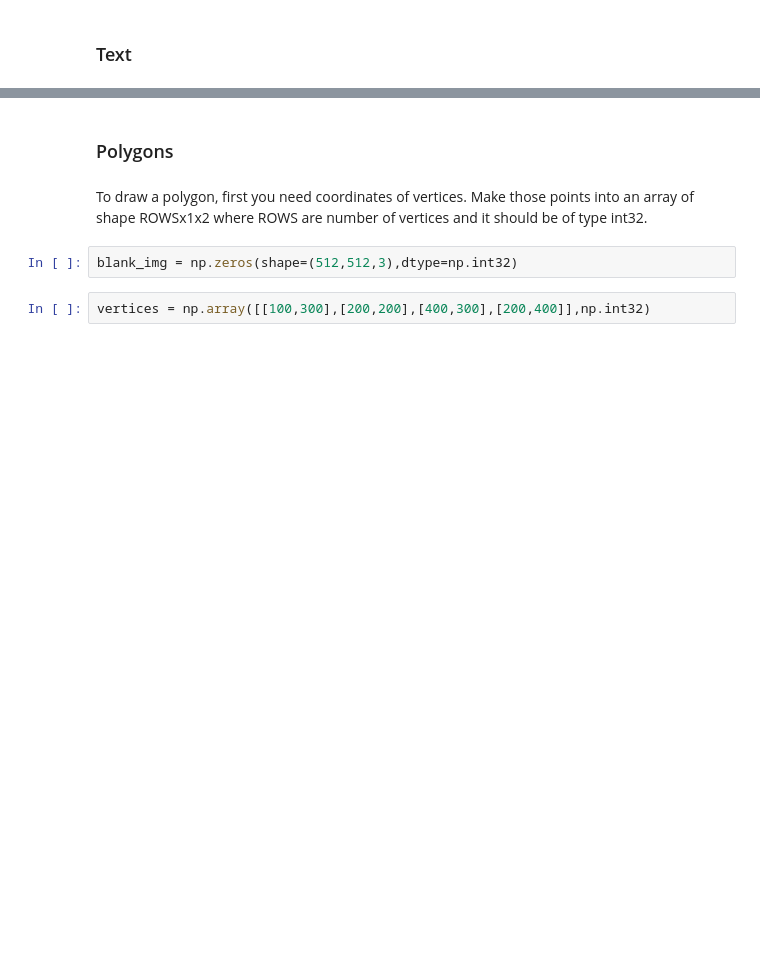
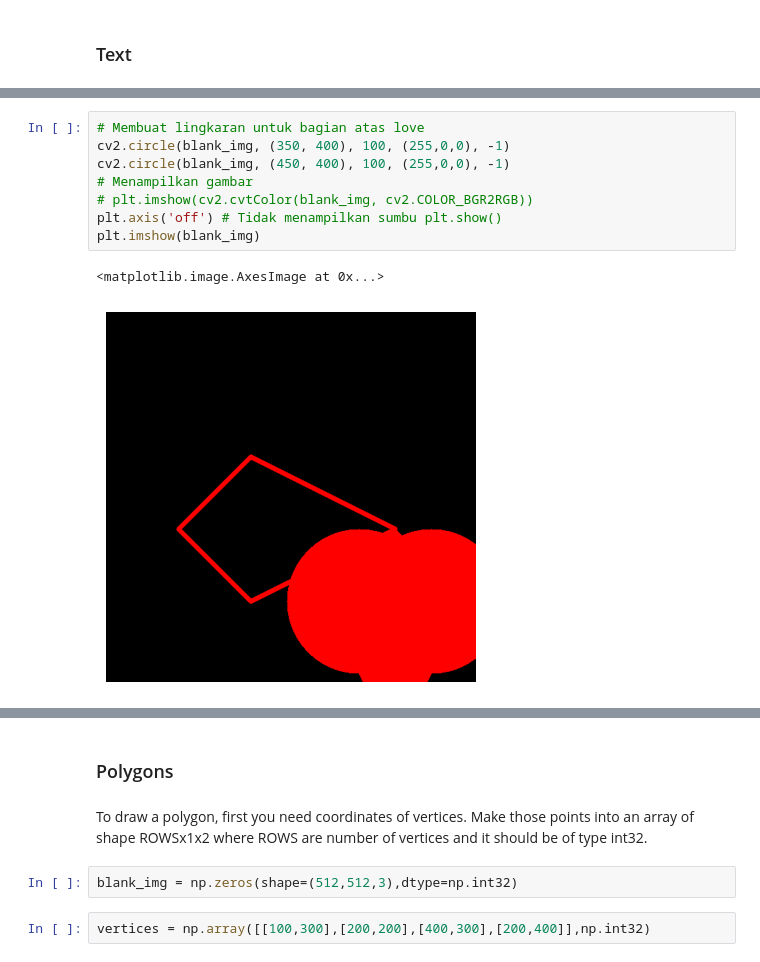
Before and after one commit to Cortana-Coders/AICI-Tasks, a Jupyter notebook: Assigment-Computer-Vision/02-Drawing-on-Images.ipynb, the cells around one changed output, grey strips where cells are left out. Saved outputs shown, nothing was run; the diff lists cells and outputs as text; blank space fills up the shorter version.

```diff
--- a/Assigment-Computer-Vision/02-Drawing-on-Images.ipynb
+++ b/Assigment-Computer-Vision/02-Drawing-on-Images.ipynb
@@ -99,0 +121,11 @@ plt.imshow(blank_img)
+# %%
+# Membuat lingkaran untuk bagian atas love
+cv2.circle(blank_img, (350, 400), 100, (255,0,0), -1)
+cv2.circle(blank_img, (450, 400), 100, (255,0,0), -1)
+# Menampilkan gambar
+# plt.imshow(cv2.cvtColor(blank_img, cv2.COLOR_BGR2RGB))
+plt.axis('off') # Tidak menampilkan sumbu plt.show()
+plt.imshow(blank_img)
+# %% [output]
+<matplotlib.image.AxesImage at 0x...>
+[figure, added]
```
Also changed, not shown: parts of 13 cells of this notebook, 2 other files.
